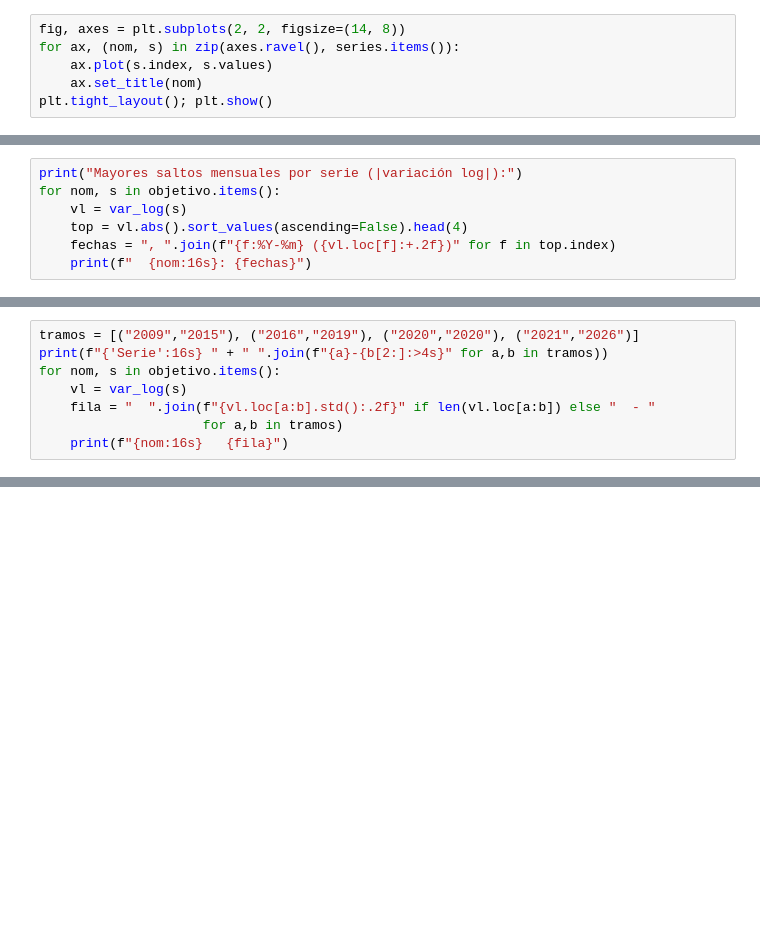
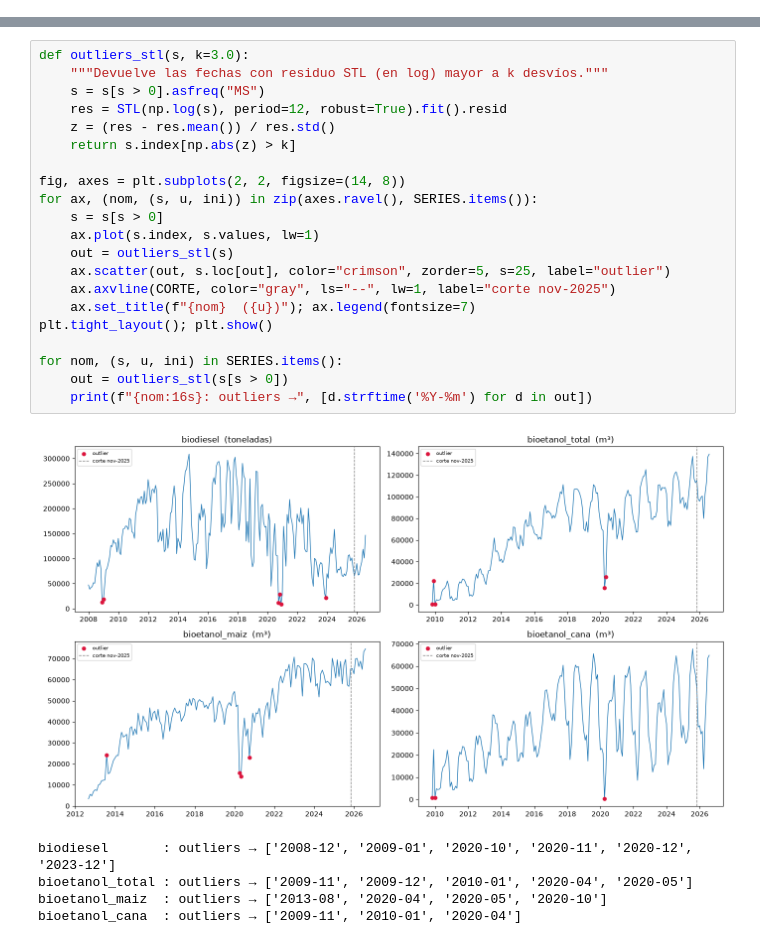
Before and after one commit to choco721/Lab2-BCR, a Jupyter notebook: notebooks/eda_produccion.ipynb, the cells around one changed output, grey strips where cells are left out. Saved outputs shown, nothing was run; the diff lists cells and outputs as text; blank space fills up the shorter version.

```diff
--- a/notebooks/eda_produccion.ipynb
+++ b/notebooks/eda_produccion.ipynb
@@ -58,6 +0,0 @@ Primer vistazo a las cuatro series en sus unidades originales.
-# %%
-fig, axes = plt.subplots(2, 2, figsize=(14, 8))
-for ax, (nom, s) in zip(axes.ravel(), series.items()):
-    ax.plot(s.index, s.values)
-    ax.set_title(nom)
-plt.tight_layout(); plt.show()
@@ -235,7 +0,0 @@ conocidos:
-# %%
-print("Mayores saltos mensuales por serie (|variación log|):")
-for nom, s in objetivo.items():
-    vl = var_log(s)
-    top = vl.abs().sort_values(ascending=False).head(4)
-    fechas = ", ".join(f"{f:%Y-%m} ({vl.loc[f]:+.2f})" for f in top.index)
-    print(f"  {nom:16s}: {fechas}")
@@ -255,8 +0,0 @@ estándar) va a subestimar el error en los tramos turbulentos.
-# %%
-tramos = [("2009","2015"), ("2016","2019"), ("2020","2020"), ("2021","2026")]
-print(f"{'Serie':16s} " + " ".join(f"{a}-{b[2:]:>4s}" for a,b in tramos))
-for nom, s in objetivo.items():
-    vl = var_log(s)
-    fila = "  ".join(f"{vl.loc[a:b].std():.2f}" if len(vl.loc[a:b]) else "  - "
-                     for a,b in tramos)
-    print(f"{nom:16s}   {fila}")
@@ -303,0 +59,27 @@ Bioetanol caña     0.68  0.25  1.78  0.37
+# %%
+def outliers_stl(s, k=3.0):
+    """Devuelve las fechas con residuo STL (en log) mayor a k desvíos."""
+    s = s[s > 0].asfreq("MS")
+    res = STL(np.log(s), period=12, robust=True).fit().resid
+    z = (res - res.mean()) / res.std()
+    return s.index[np.abs(z) > k]
+
+fig, axes = plt.subplots(2, 2, figsize=(14, 8))
+for ax, (nom, (s, u, ini)) in zip(axes.ravel(), SERIES.items()):
+    s = s[s > 0]
+    ax.plot(s.index, s.values, lw=1)
+    out = outliers_stl(s)
+    ax.scatter(out, s.loc[out], color="crimson", zorder=5, s=25, label="outlier")
+    ax.axvline(CORTE, color="gray", ls="--", lw=1, label="corte nov-2025")
+    ax.set_title(f"{nom}  ({u})"); ax.legend(fontsize=7)
+plt.tight_layout(); plt.show()
+
+for nom, (s, u, ini) in SERIES.items():
+    out = outliers_stl(s[s > 0])
+    print(f"{nom:16s}: outliers →", [d.strftime('%Y-%m') for d in out])
+# %% [output]
+[figure, added]
+biodiesel       : outliers → ['2008-12', '2009-01', '2020-10', '2020-11', '2020-12', '2023-12']
+bioetanol_total : outliers → ['2009-11', '2009-12', '2010-01', '2020-04', '2020-05']
+bioetanol_maiz  : outliers → ['2013-08', '2020-04', '2020-05', '2020-10']
+bioetanol_cana  : outliers → ['2009-11', '2010-01', '2020-04']
```
Also changed, not shown: parts of 44 cells of this notebook, 2 other files.
